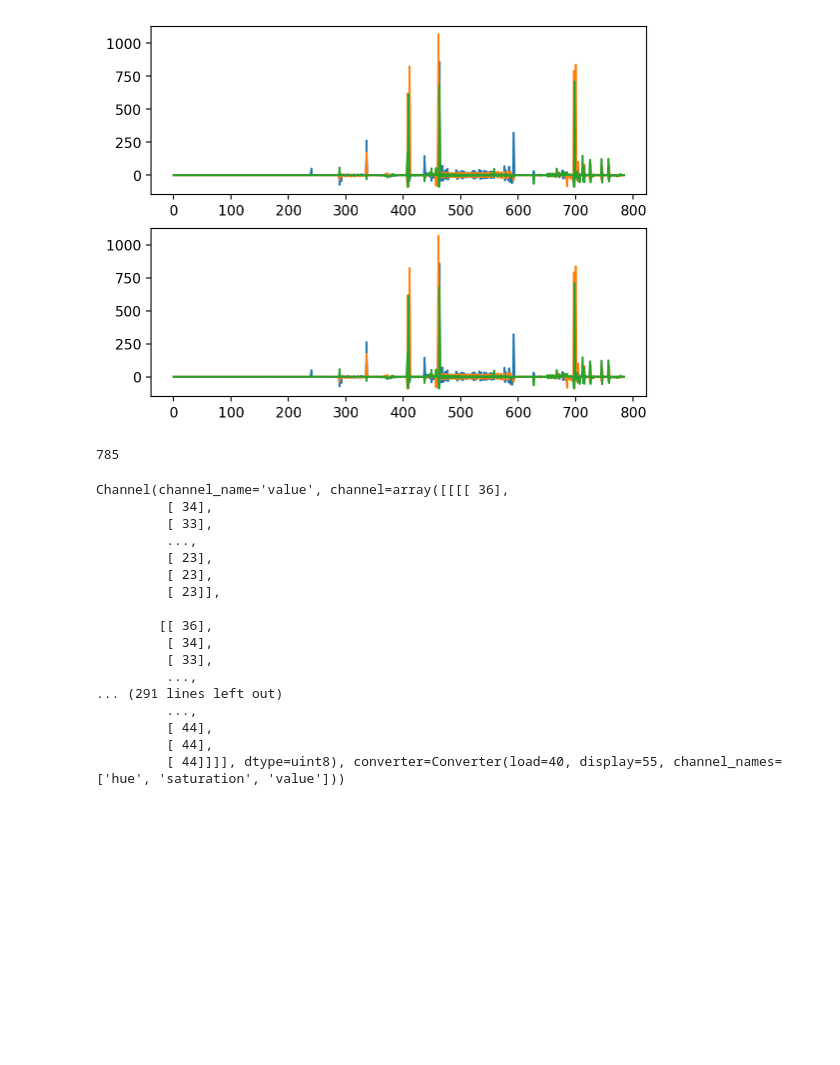
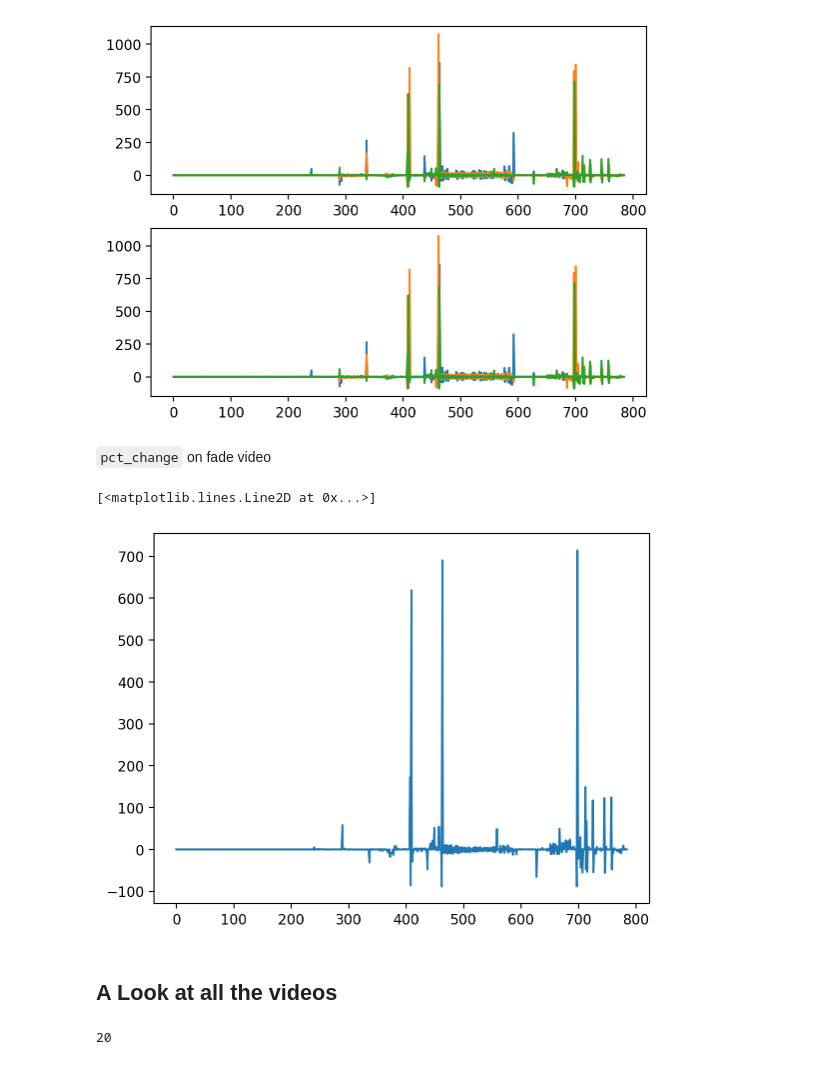
Before and after one commit to dream-team-nadia-woody/epilator, a Jupyter notebook: video_testing.ipynb, the cells around one changed output. Cells and saved outputs as stored; diff of their text form; code cells hidden in the pictures; blank space fills up the shorter version.

```diff
--- a/video_testing.ipynb
+++ b/video_testing.ipynb
@@ -19,13 +25,14 @@ warnings.simplefilter("ignore")
 reload(v)
 reload(vl)
 reload(c)
-path = 'videos/Banned Pokemon Seizure Scene.mp4'
-vid = v.Video.from_file(path,Conversions.HSV)
+vid_path = 'videos/Banned Pokemon Seizure Scene.mp4'
+unsafe_vid = v.Video.from_file(vid_path,Conversions.HSV)
+vid_df = get_vid_df(VideoReader.get_vid(vid_path,COLOR_BGR2HSV)[0])
 fig,axs = plt.subplots(2,1)
-axs[0].plot(vid.pct_change(1,agg='sum'))
-axs[1].plot(vid.hue.pct_change(1,agg='sum'))
-axs[1].plot(vid.saturation.pct_change(1,agg='sum'))
-axs[1].plot(vid.value.pct_change(1,agg='sum'))
+axs[0].plot(unsafe_vid.pct_change(1,agg='sum'))
+axs[1].plot(unsafe_vid.hue.pct_change(1,agg='sum'))
+axs[1].plot(unsafe_vid.saturation.pct_change(1,agg='sum'))
+axs[1].plot(unsafe_vid.value.pct_change(1,agg='sum'))
 # %% [output]
 [<matplotlib.lines.Line2D at 0x...>]
 [figure]
@@ -38,31 +39,11 @@ vid = v.Video.from_file(path,Conversions.HSV)
-# %%
-import pandas as pd
-from video.df import get_vid_df
-from cv2 import COLOR_BGR2HSV
-from video.reader import VideoReader
-vid_df = get_vid_df(VideoReader.get_vid(path,COLOR_BGR2HSV)[0])
-pct_df = vid_df.groupby(level=0).saturation.sum()
-pct_vid = pd.Series(vid.value.agg('sum').reshape(-1))
-pd.concat([pct_df,pct_vid],axis=1).apply((lambda row: row['saturation'] == row[0]),axis=1).sum()
-# %% [output]
-785
-# %%
-vid.value
-# %% [output]
-Channel(channel_name='value', channel=array([[[[ 36],
-         [ 34],
-         [ 33],
-         ...,
-         [ 23],
-         [ 23],
-         [ 23]],
-
-        [[ 36],
-         [ 34],
-         [ 33],
-         ...,
-... (291 lines left out)
-         ...,
-         [ 44],
-         [ 44],
-         [ 44]]]], dtype=uint8), converter=Converter(load=40, display=55, channel_names=['hue', 'saturation', 'value']))
+# %% [markdown]
+`pct_change` on fade video
+# %%
+safe_vid = v.Video.from_file('videos/Blue Green Fade.mp4')
+agg_vid = unsafe_vid.mask().value.pct_change(1,agg=lambda i: np.mean(i,axis=1))
+plt.plot(agg_vid)
+# %% [output]
+[<matplotlib.lines.Line2D at 0x...>]
+[figure, added]
+# %% [markdown]
+## A Look at all the videos
@@ -68,0 +52,4 @@ Channel(channel_name='value', channel=array([[[[ 36],
+# %%
+len(agg_list)
+# %% [output]
+20
```
Also changed, not shown: parts of 5 cells of this notebook, 8 other files.
